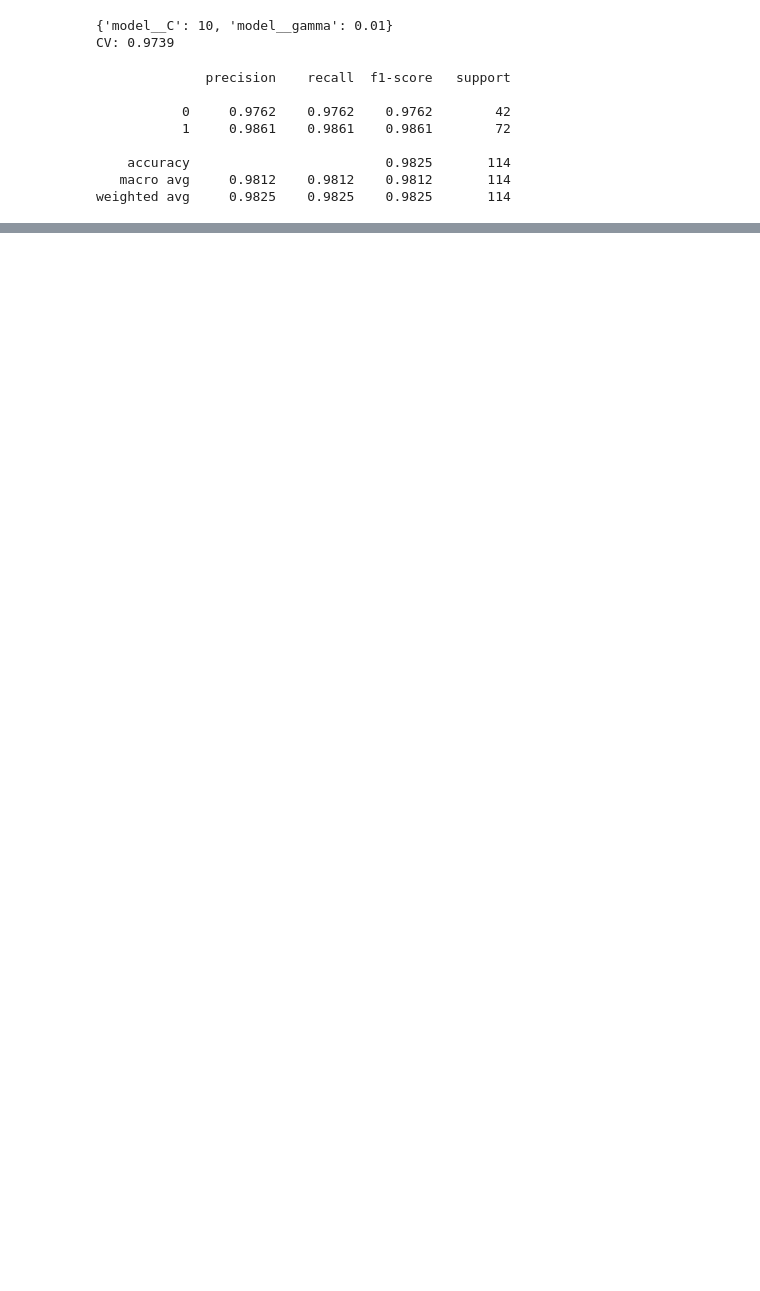
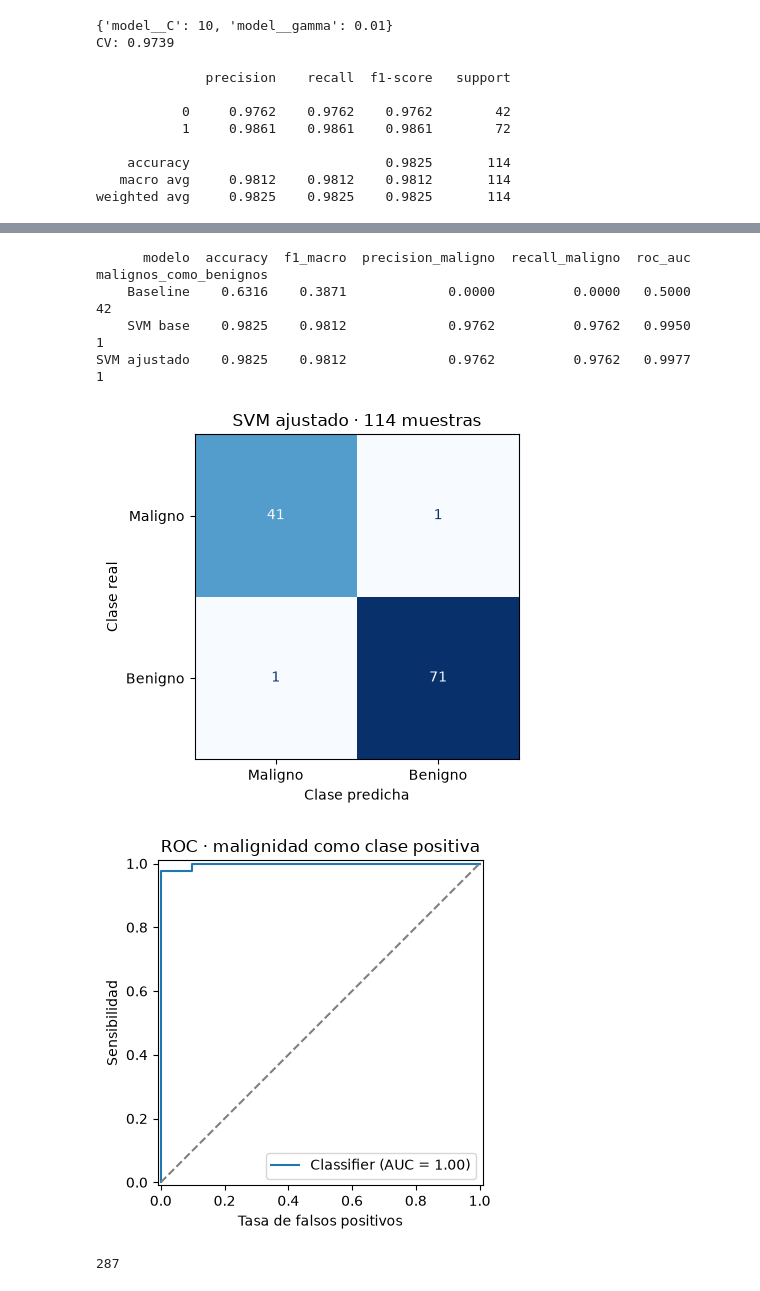
Before and after one commit to vmperez997-max/INF8239, a Jupyter notebook: notebooks/01_svm_guiada.ipynb, the cells around one changed output, grey strips where cells are left out. Drawn from its saved outputs; the diff is of its cells as text; code cells hidden in the pictures; blank space fills up the shorter version.

```diff
--- a/notebooks/01_svm_guiada.ipynb
+++ b/notebooks/01_svm_guiada.ipynb
@@ -99,13 +99,0 @@ Pipeline(steps=[('scale', StandardScaler()),
-# %%
-%pip install matplotlib
-from sklearn.metrics import (classification_report, confusion_matrix,
-                             ConfusionMatrixDisplay, roc_auc_score)
-import matplotlib.pyplot as plt
-
-pred = svm.predict(X_test)
-proba = svm.predict_proba(X_test)[:, 1]
-print(classification_report(y_test, pred, digits=4))
-print("ROC-AUC:", round(roc_auc_score(y_test, proba), 4))
-ConfusionMatrixDisplay.from_predictions(y_test, pred)
-plt.title("SVM base - conjunto de prueba")
-plt.show()
@@ -142,0 +100,3 @@ ROC-AUC: 0.995
+# %%
+svm = build_svm(probability=False)
+svm.fit(X_train, y_train)
@@ -150,7 +113,7 @@ search = GridSearchCV(
         "model__C": [0.1, 1, 10],
         "model__gamma": ["scale", 0.01, 0.1]
     },
-    scoring="f1_macro", cv=cv, n_jobs=-1, return_train_score=True
+    scoring="f1_macro", cv=cv, n_jobs=1, return_train_score=True
 )
 search.fit(X_train, y_train)
 print(search.best_params_)
@@ -192,7 +144,7 @@ def build_svm(C=1.0, gamma="scale"):
 from pathlib import Path
 import joblib
 
-reports = Path("../reports")
+reports = ROOT / "reports"
 reports.mkdir(parents=True, exist_ok=True)
 
 cv_results[columns].to_csv(reports / "svm_cv_results.csv", index=False)
@@ -201,0 +158,52 @@ joblib.dump(best, reports / "svm_best.joblib")
+# %%
+import numpy as np
+import matplotlib.pyplot as plt
+from sklearn.metrics import (accuracy_score, precision_score, recall_score,
+    f1_score, roc_auc_score, confusion_matrix, ConfusionMatrixDisplay, RocCurveDisplay)
+rows = []
+for name, model in [("Baseline", dummy), ("SVM base", svm), ("SVM ajustado", best)]:
+    pred = model.predict(X_test)
+    scores = (model.predict_proba(X_test)[:, 0] if name == "Baseline"
+              else -model.decision_function(X_test))
+    rows.append(dict(modelo=name, accuracy=accuracy_score(y_test, pred),
+        f1_macro=f1_score(y_test, pred, average="macro"),
+        precision_maligno=precision_score(y_test, pred, pos_label=0, zero_division=0),
+        recall_maligno=recall_score(y_test, pred, pos_label=0),
+        roc_auc=roc_auc_score((y_test == 0).astype(int), scores),
+        malignos_como_benignos=int(((y_test == 0) & (pred == 1)).sum())))
+results = pd.DataFrame(rows)
+results.to_csv(reports / "resultados_finales.csv", index=False)
+print(results.round(4).to_string(index=False))
+audit.to_csv(reports / "auditoria.csv")
+errors = X_test.loc[y_test != best_pred].copy()
+errors["real"] = y_test.loc[errors.index]
+errors["prediccion"] = best_pred[y_test != best_pred]
+errors.to_csv(reports / "errores_svm.csv", index_label="fila")
+fig, ax = plt.subplots(figsize=(5.6, 4.2))
+ConfusionMatrixDisplay.from_predictions(y_test, best_pred, labels=[0,1],
+    display_labels=["Maligno", "Benigno"], ax=ax, cmap="Blues", colorbar=False)
+ax.set(title="SVM ajustado · 114 muestras", xlabel="Clase predicha", ylabel="Clase real")
+fig.tight_layout()
+fig.savefig(reports / "matriz_confusion.png", dpi=180)
+plt.show()
+fig, ax = plt.subplots(figsize=(5.6, 4.2))
+RocCurveDisplay.from_predictions((y_test == 0).astype(int), -best.decision_function(X_test), ax=ax)
+ax.plot([0,1], [0,1], "--", color="gray")
+ax.set(title="ROC · malignidad como clase positiva", xlabel="Tasa de falsos positivos", ylabel="Sensibilidad")
+fig.tight_layout()
+fig.savefig(reports / "curva_roc.png", dpi=180)
+plt.show()
+summary = dict(filas=len(X), variables=X.shape[1], ausentes=int(X.isna().sum().sum()),
+    duplicados=int(X.duplicated().sum()), train=len(X_train), test=len(X_test),
+    best_params=search.best_params_, cv_f1=float(search.best_score_),
+    confusion=confusion_matrix(y_test,best_pred,labels=[0,1]).tolist())
+import json
+(reports / "resumen.json").write_text(json.dumps(summary, indent=2), encoding="utf-8")
+# %% [output]
+      modelo  accuracy  f1_macro  precision_maligno  recall_maligno  roc_auc  malignos_como_benignos
+    Baseline    0.6316    0.3871             0.0000          0.0000   0.5000                      42
+    SVM base    0.9825    0.9812             0.9762          0.9762   0.9950                       1
+SVM ajustado    0.9825    0.9812             0.9762          0.9762   0.9977                       1
+[figure, added]
+[figure, added]
+287
```
Also changed, not shown: parts of 8 cells of this notebook, 16 other files.
